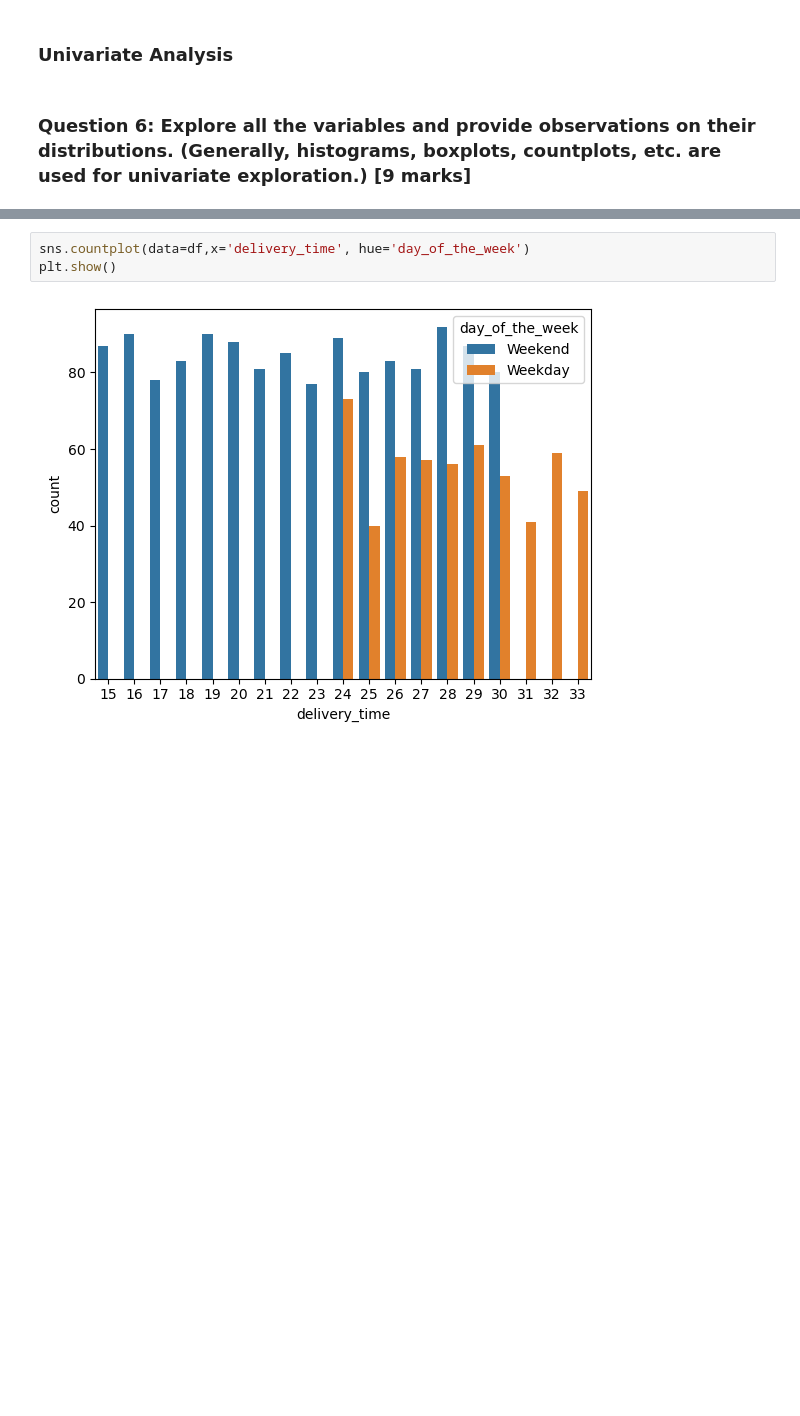
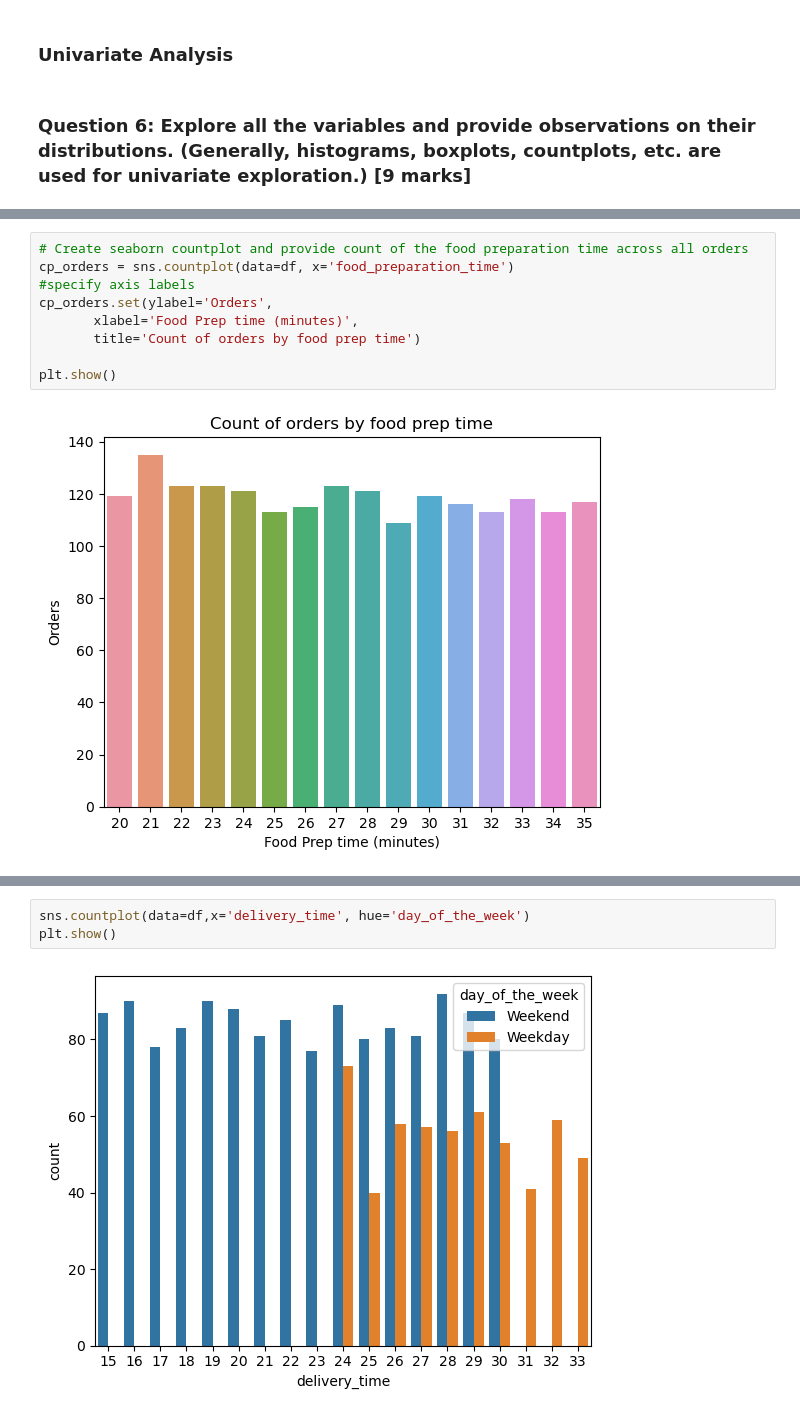
Before and after one commit to Drew75austin/FoodhubProject, a Jupyter notebook: PYF_Project_LearnerNotebook_FullCode.ipynb, the cells around one changed output, grey strips where cells are left out. Saved outputs shown, nothing was run; the diff lists cells and outputs as text; blank space fills up the shorter version.

```diff
--- a/PYF_Project_LearnerNotebook_FullCode.ipynb
+++ b/PYF_Project_LearnerNotebook_FullCode.ipynb
@@ -197,0 +190,11 @@ plt.show()
+# %%
+# Create seaborn countplot and provide count of the food preparation time across all orders
+cp_orders = sns.countplot(data=df, x='food_preparation_time')
+#specify axis labels
+cp_orders.set(ylabel='Orders',
+       xlabel='Food Prep time (minutes)',
+       title='Count of orders by food prep time')
+
+plt.show()
+# %% [output]
+[figure, added]
```
Also changed, not shown: parts of 31 cells of this notebook.
